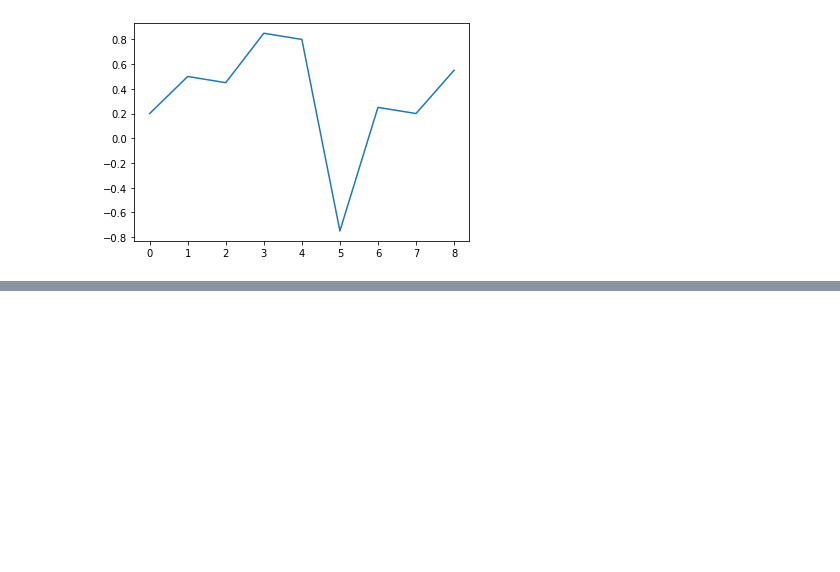
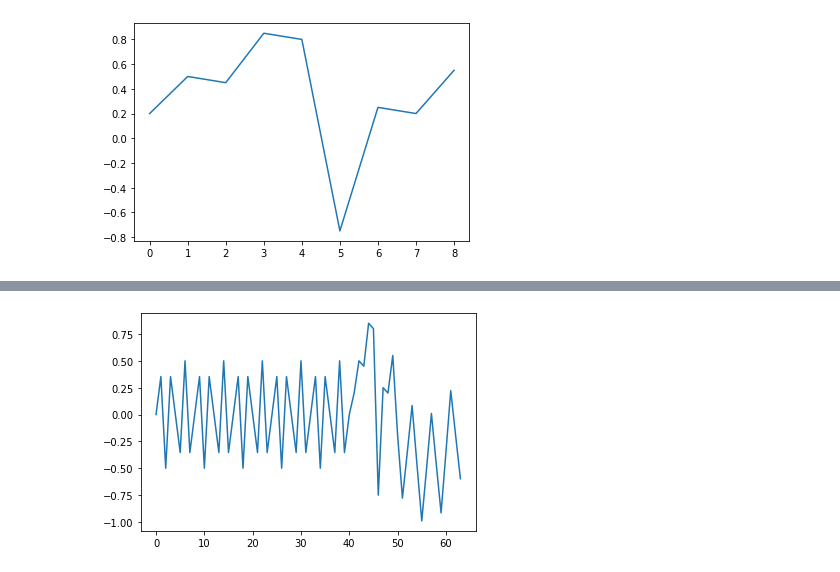
Before and after one commit to adrian13579/discrete-shapelet-transform, a Jupyter notebook: notebooks/1D_signal_example.ipynb, the cells around one changed output, grey strips where cells are left out. Cells and saved outputs as stored; diff of their text form; code cells hidden in the pictures; blank space fills up the shorter version.

```diff
--- a/notebooks/1D_signal_example.ipynb
+++ b/notebooks/1D_signal_example.ipynb
@@ -40,10 +41,17 @@ plt.show()
 # %%
-def signal(x):
+def signal(x, pattern):
     if x >= 0 and x <= 40:
         return math.cos((math.pi *27*x)/8)*math.sin((math.pi *75*x)/8)
     elif x >= 41 and x <= 49:
-        return m[int(x)-41]
+        return pattern[int(x)-41]
     else: # 50 <= x <= 63
         return math.cos((math.pi *295*x)/32)*math.sin((math.pi *105*x)/32)
-x = np.arange(
+
+x = np.arange(0, 64, 1)
+y = [signal(i, pattern) for i in x]
+
+plt.plot(x, y)
+plt.show()
+# %% [output]
+[figure, added]
 # %%
```
Also changed, not shown: parts of 25 cells of this notebook, 3 other files.
